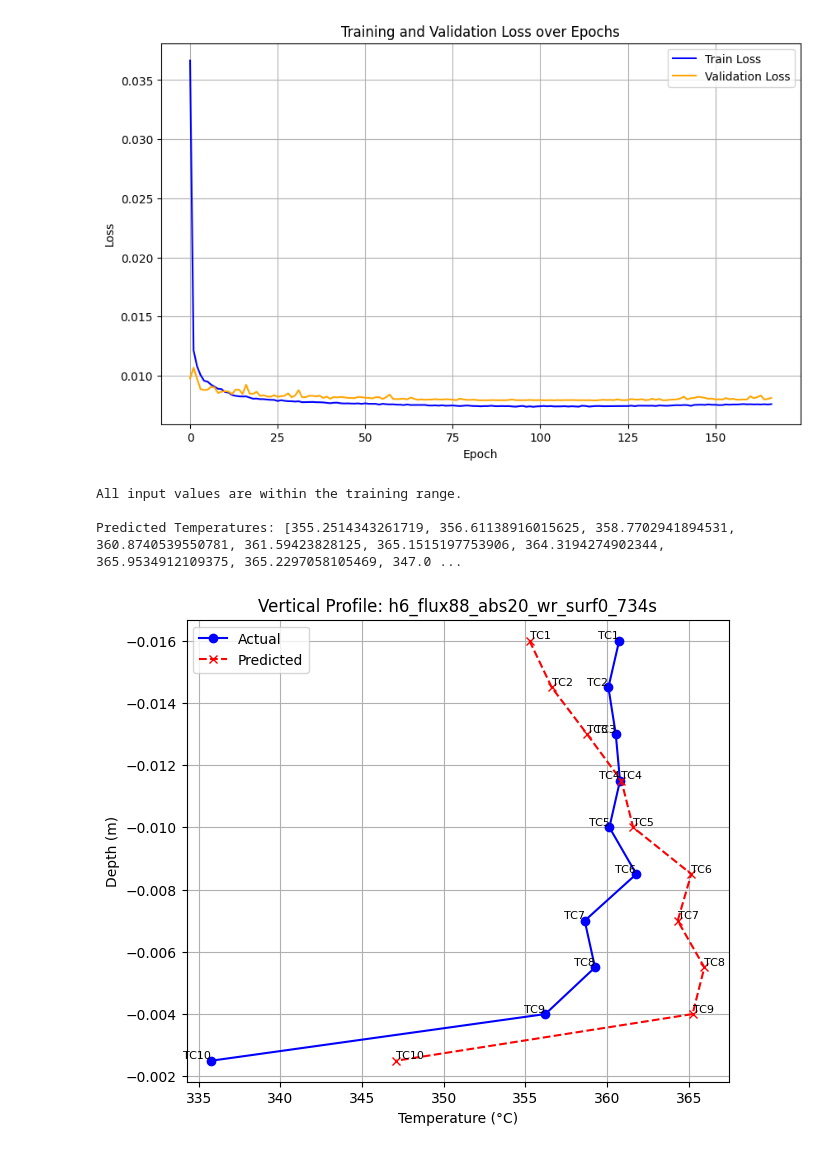
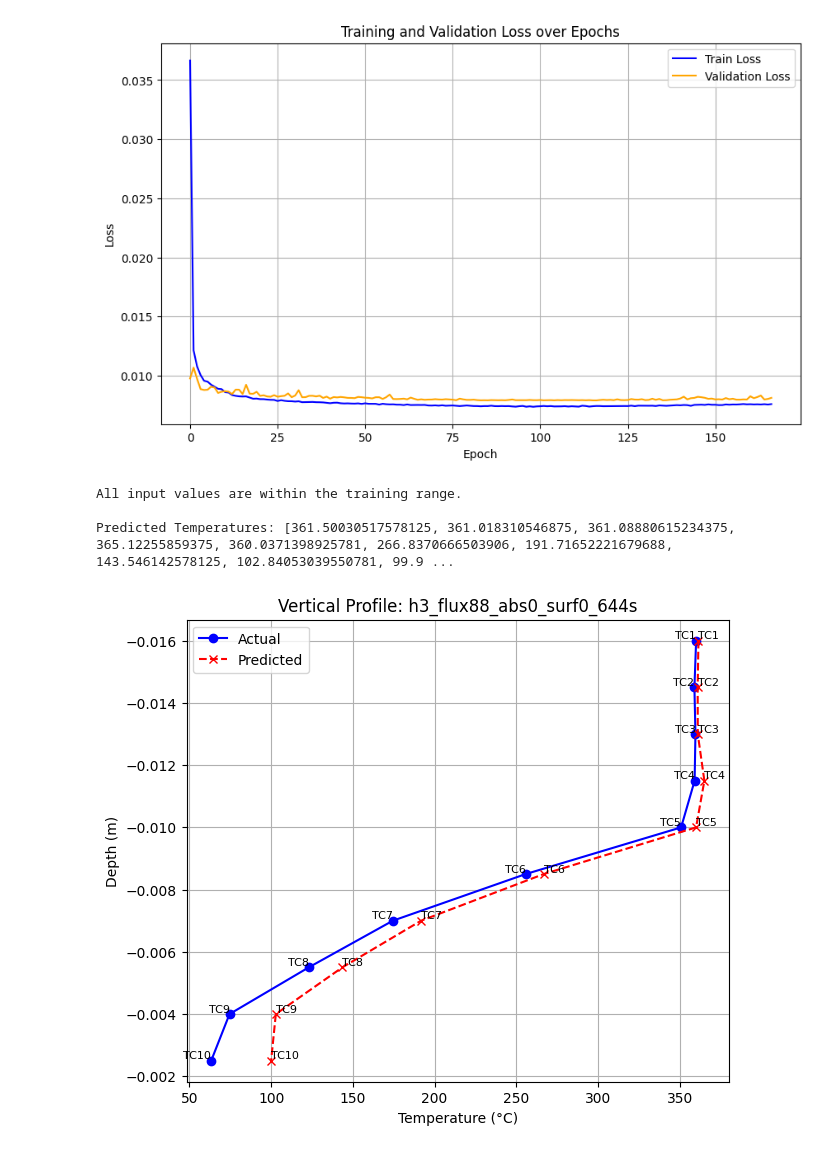
Before and after one commit to Renewable-Thermal-Laboratory/CSP-Thermo-PGML, a Jupyter notebook: PhysicsGuidedNeuralNetwork/PhysicsGuidedNN_Modeling_VTDP.ipynb, the cells around one changed output. Cells and saved outputs as stored; diff of their text form; code cells hidden in the pictures.

```diff
--- a/PhysicsGuidedNeuralNetwork/PhysicsGuidedNN_Modeling_VTDP.ipynb
+++ b/PhysicsGuidedNeuralNetwork/PhysicsGuidedNN_Modeling_VTDP.ipynb
@@ -517,7 +422,9 @@ def check_and_clip_input(input_df, scaler):
     return input_df
 # %%
 # Use a sample from the dataset for inference
-new_input = [[734, 0.1575, 25900, 20, 0.98] + [329.386266207629, 352.551499568358, 352.553759702364, 350.275738614983, 339.497145930202, 329.185115858301, 321.851178317625, 319.313289675805, 319.313289675805, 319.313289675805]]
+# new_input = [[734, 0.1575, 25900, 20, 0.98] + [329.386266207629, 352.551499568358, 352.553759702364, 350.275738614983, 339.497145930202, 329.185115858301, 321.851178317625, 319.313289675805, 319.313289675805, 319.313289675805]]
+# new_input = [[389, 0.1575, 25900, 20, 0.98]+[308.643914081496,329.496758659629,329.49784608407,327.585348377549,320.864532577509,315.25563745915,311.241414348336,309.692852226731,309.692852226731,309.692852226731]]
+new_input = [[644,0.084,25900,3,0.98]+[330.793106242363,354.118983770249,354.118983770249,354.118983770249,354.118983770249	,354.118983770249,354.118983770249,354.118983770249,354.118983770249,354.118983770249]]
 theory_cols = [f"Theoretical_Temps_{i+1}" for i in range(10)]
 input_columns = ["Time", "h", "flux", "abs", "surf"] + theory_cols
 new_input_df = pd.DataFrame(new_input, columns=input_columns)
@@ -533,31 +440,35 @@ print("\nPredicted Temperatures:", real_pred.flatten().tolist())
 # %% [output]
 All input values are within the training range.
 
-Predicted Temperatures: [355.2514343261719, 356.61138916015625, 358.7702941894531, 360.8740539550781, 361.59423828125, 365.1515197753906, 364.3194274902344, 365.9534912109375, 365.2297058105469, 347.0 ...
+Predicted Temperatures: [361.50030517578125, 361.018310546875, 361.08880615234375, 365.12255859375, 360.0371398925781, 266.8370666503906, 191.71652221679688, 143.546142578125, 102.84053039550781, 99.9 ...
 # %%
 def plot_vertical_profile(predicted, actual, filename="Sample Profile"):
     sensor_labels = [f"TC{i+1}" for i in range(10)]
     depths = [-0.016 + i * 0.0015 for i in range(10)]
     plt.figure(figsize=(7, 6))
     plt.plot(actual, depths, label="Actual", color='blue', marker='o')
     plt.plot(predicted, depths, label="Predicted", color='red', marker='x', linestyle='--')
     plt.gca().invert_yaxis()
     plt.xlabel("Temperature (°C)")
     plt.ylabel("Depth (m)")
     plt.title(f"Vertical Profile: {filename}")
     plt.legend()
 
     # Add sensor labels at each point
     for i, label in enumerate(sensor_labels):
         plt.text(actual[i], depths[i], label, ha='right', va='bottom', fontsize=8)
         plt.text(predicted[i], depths[i], label, ha='left', va='bottom', fontsize=8)
 
     plt.grid(True)
     plt.show()
 # Use actual values from the dataset for comparison
-actual_values = [360.74, 360.08, 360.53, 360.79, 360.14, 361.79, 358.63, 359.26, 356.22, 335.77]
-plot_vertical_profile(real_pred.flatten(), actual_values, filename="h6_flux88_abs20_wr_surf0_734s")
+# actual_values = [360.74, 360.08, 360.53, 360.79, 360.14, 361.79, 358.63, 359.26, 356.22, 335.77]
+# actual_values = [359.64,358.86,359.41,359.51,359.17,361.24,358.75,359.21,356.32,336.55]
+actual_values = [360.08,359.04,359.66,359.16,350.89,255.77,174.44,122.97,74.51,63.28]
+# plot_vertical_profile(real_pred.flatten(), actual_values, filename="h6_flux88_abs20_wr_surf0_734s")
+# plot_vertical_profile(real_pred.flatten(), actual_values, filename="h6_flux88_abs20_surf0_389s")
+plot_vertical_profile(real_pred.flatten(), actual_values, filename="h3_flux88_abs0_surf0_644s")
 # %% [output]
-[figure, old version]
+[figure, new version]
 # %%
 # Plot Predicted vs Actual Temperatures for 5 samples from the test set
```
Also changed, not shown: parts of 3 cells of this notebook.
